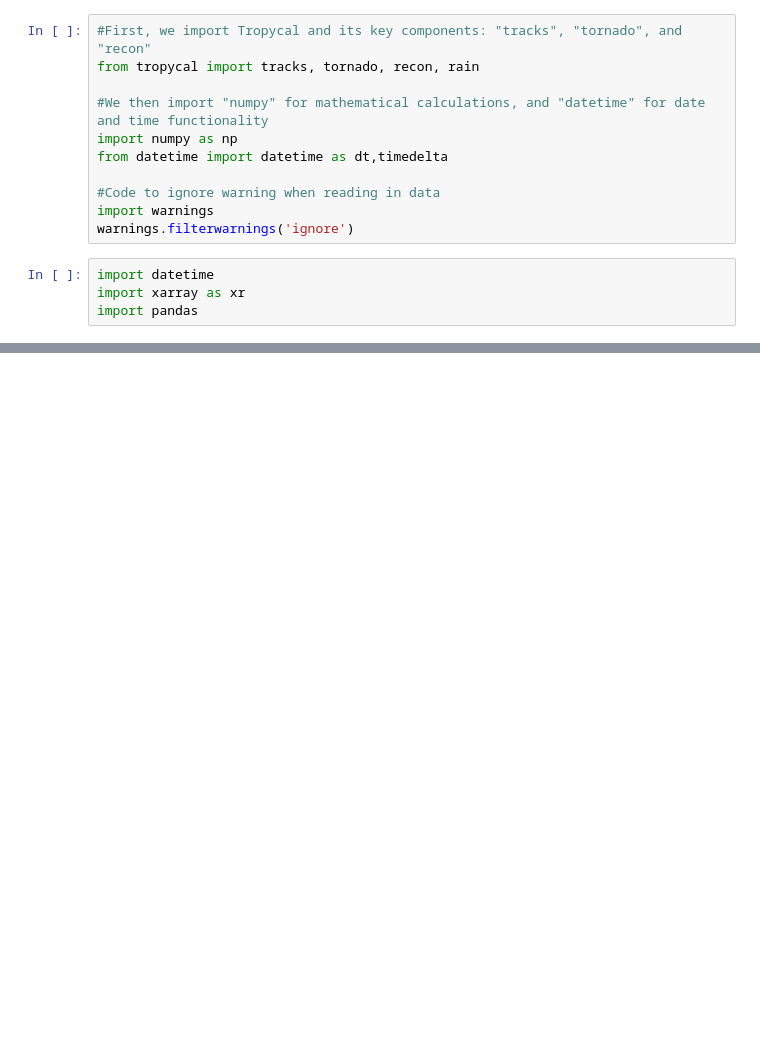
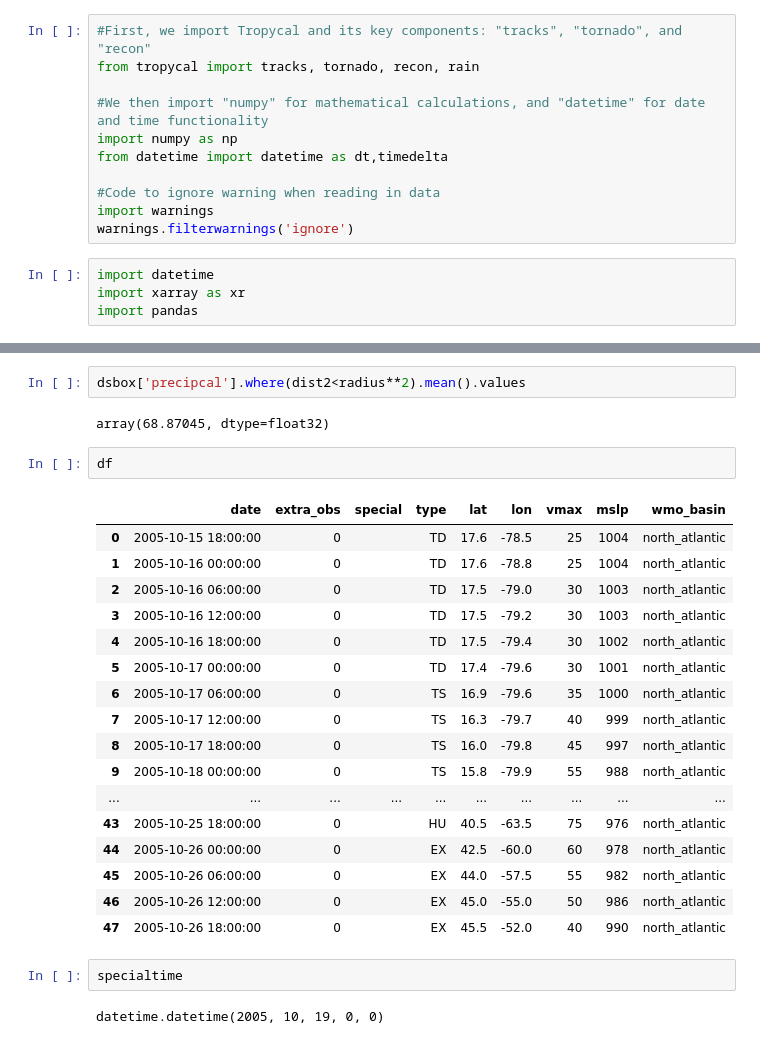
Before and after one commit to brianmapes/PecoMapes, a Jupyter notebook: TropicalCyclones_tracks_databases/HurricaneRainfall.ipynb, the cells around one changed output, grey strips where cells are left out. Saved outputs shown, nothing was run; the diff lists cells and outputs as text; blank space fills up the shorter version.

```diff
--- a/TropicalCyclones_tracks_databases/HurricaneRainfall.ipynb
+++ b/TropicalCyclones_tracks_databases/HurricaneRainfall.ipynb
@@ -36,0 +172,28 @@ df['date'][0]
+# %%
+dsbox['precipcal'].where(dist2<radius**2).mean().values
+# %% [output]
+array(68.87045, dtype=float32)
+# %%
+df
+# %% [output]
+|  | date | extra_obs | special | type | lat | lon | vmax | mslp | wmo_basin |
+| 0 | 2005-10-15 18:00:00 | 0 |  | TD | 17.6 | -78.5 | 25 | 1004 | north_atlantic |
+| 1 | 2005-10-16 00:00:00 | 0 |  | TD | 17.6 | -78.8 | 25 | 1004 | north_atlantic |
+| 2 | 2005-10-16 06:00:00 | 0 |  | TD | 17.5 | -79.0 | 30 | 1003 | north_atlantic |
+| 3 | 2005-10-16 12:00:00 | 0 |  | TD | 17.5 | -79.2 | 30 | 1003 | north_atlantic |
+| 4 | 2005-10-16 18:00:00 | 0 |  | TD | 17.5 | -79.4 | 30 | 1002 | north_atlantic |
+| 5 | 2005-10-17 00:00:00 | 0 |  | TD | 17.4 | -79.6 | 30 | 1001 | north_atlantic |
+| 6 | 2005-10-17 06:00:00 | 0 |  | TS | 16.9 | -79.6 | 35 | 1000 | north_atlantic |
+| 7 | 2005-10-17 12:00:00 | 0 |  | TS | 16.3 | -79.7 | 40 | 999 | north_atlantic |
+| 8 | 2005-10-17 18:00:00 | 0 |  | TS | 16.0 | -79.8 | 45 | 997 | north_atlantic |
+| 9 | 2005-10-18 00:00:00 | 0 |  | TS | 15.8 | -79.9 | 55 | 988 | north_atlantic |
+| ... | ... | ... | ... | ... | ... | ... | ... | ... | ... |
+| 43 | 2005-10-25 18:00:00 | 0 |  | HU | 40.5 | -63.5 | 75 | 976 | north_atlantic |
+| 44 | 2005-10-26 00:00:00 | 0 |  | EX | 42.5 | -60.0 | 60 | 978 | north_atlantic |
+| 45 | 2005-10-26 06:00:00 | 0 |  | EX | 44.0 | -57.5 | 55 | 982 | north_atlantic |
+| 46 | 2005-10-26 12:00:00 | 0 |  | EX | 45.0 | -55.0 | 50 | 986 | north_atlantic |
+| 47 | 2005-10-26 18:00:00 | 0 |  | EX | 45.5 | -52.0 | 40 | 990 | north_atlantic |
+# %%
+specialtime
+# %% [output]
+datetime.datetime(2005, 10, 19, 0, 0)
```
Also changed, not shown: parts of 13 cells of this notebook, 2 other files.
